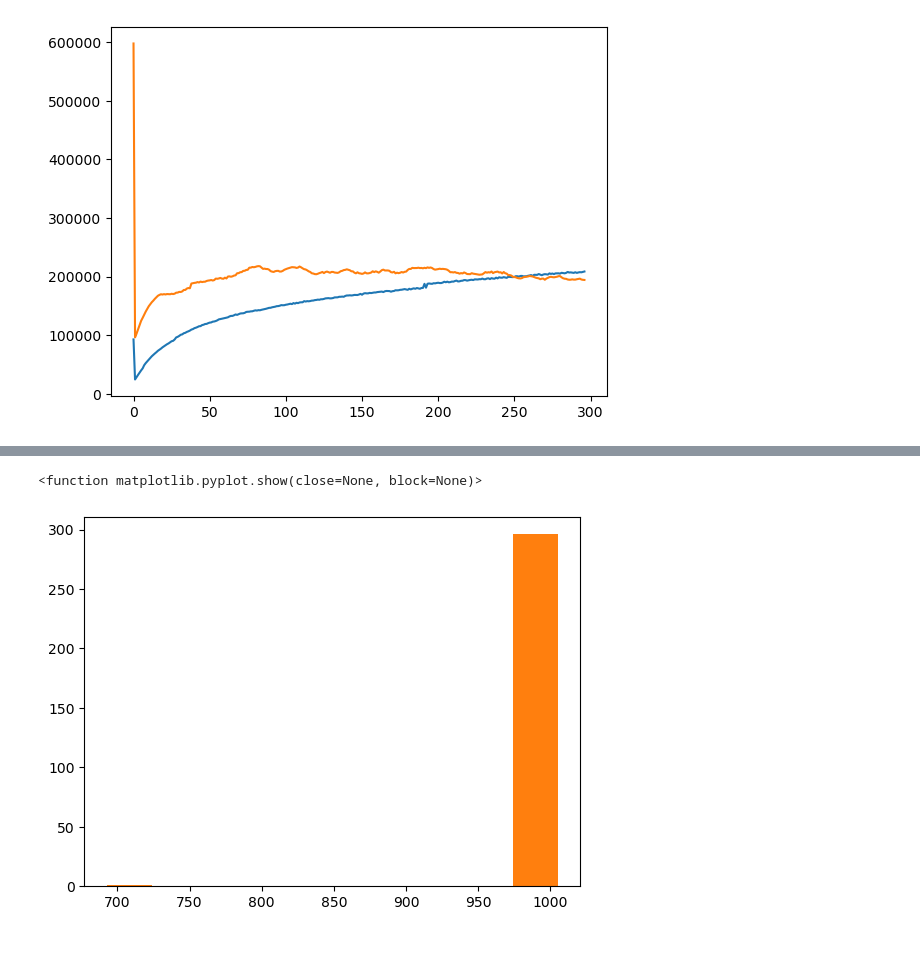
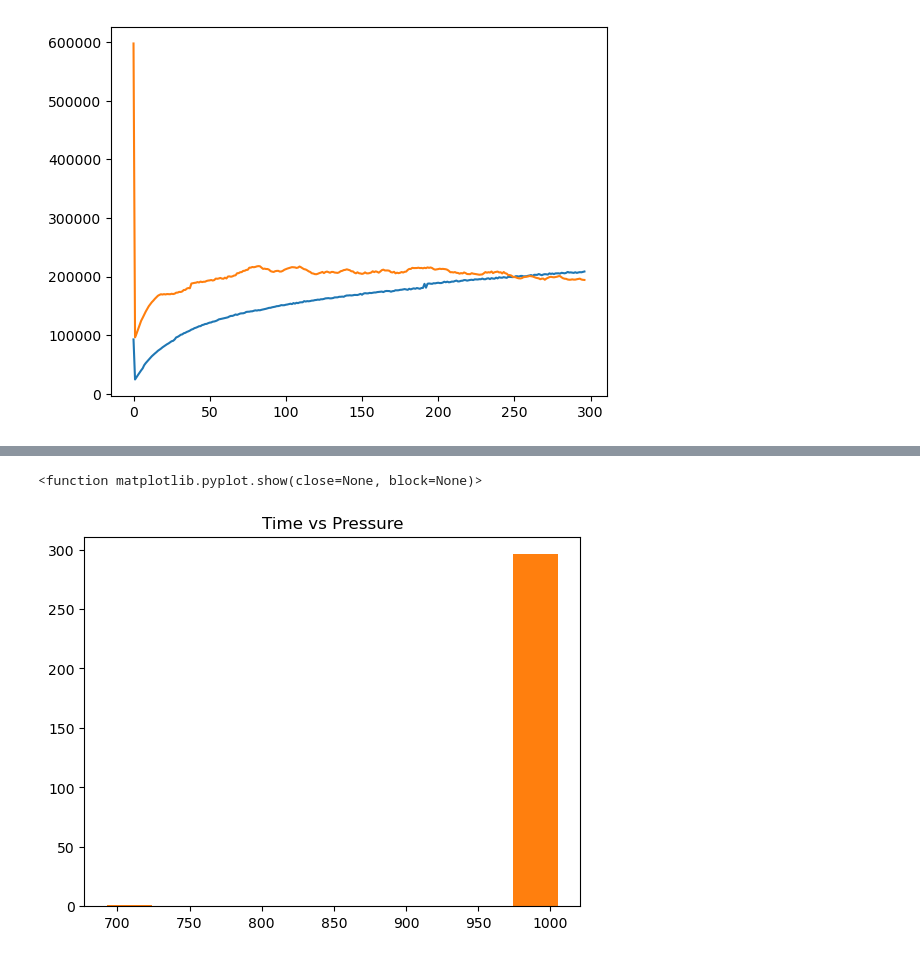
Before and after one commit to donnyszeghy/e11_Shahin_Joey_Donny, a Jupyter notebook: Lab4_graph.ipynb, the cells around one changed output, grey strips where cells are left out. Cells and saved outputs as stored; diff of their text form; code cells hidden in the pictures.

```diff
--- a/Lab4_graph.ipynb
+++ b/Lab4_graph.ipynb
@@ -90,11 +94,12 @@ plt.show
 # %%
 plt.hist(new_data["Pressure"])
 plt.hist(new_data2["Pressure"])
+plt.title("Time vs Pressure")
 plt.legend
 plt.show
 # %% [output]
 <function matplotlib.pyplot.show(close=None, block=None)>
-[figure, old version]
+[figure, new version]
 # %%
 plt.hist(new_data["Humidity"])
 plt.hist(new_data2["Humidity"])
```
Also changed, not shown: parts of 12 cells of this notebook.
